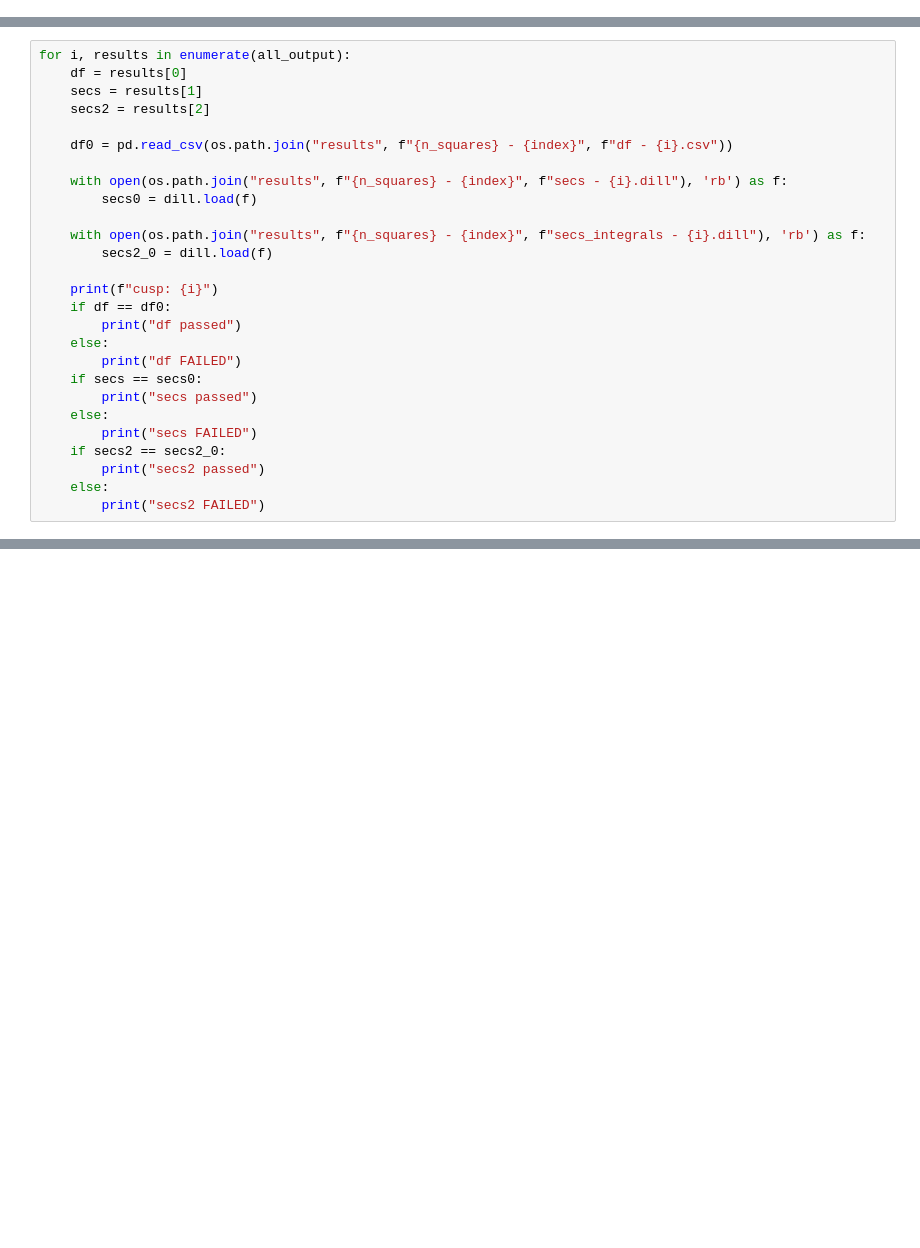
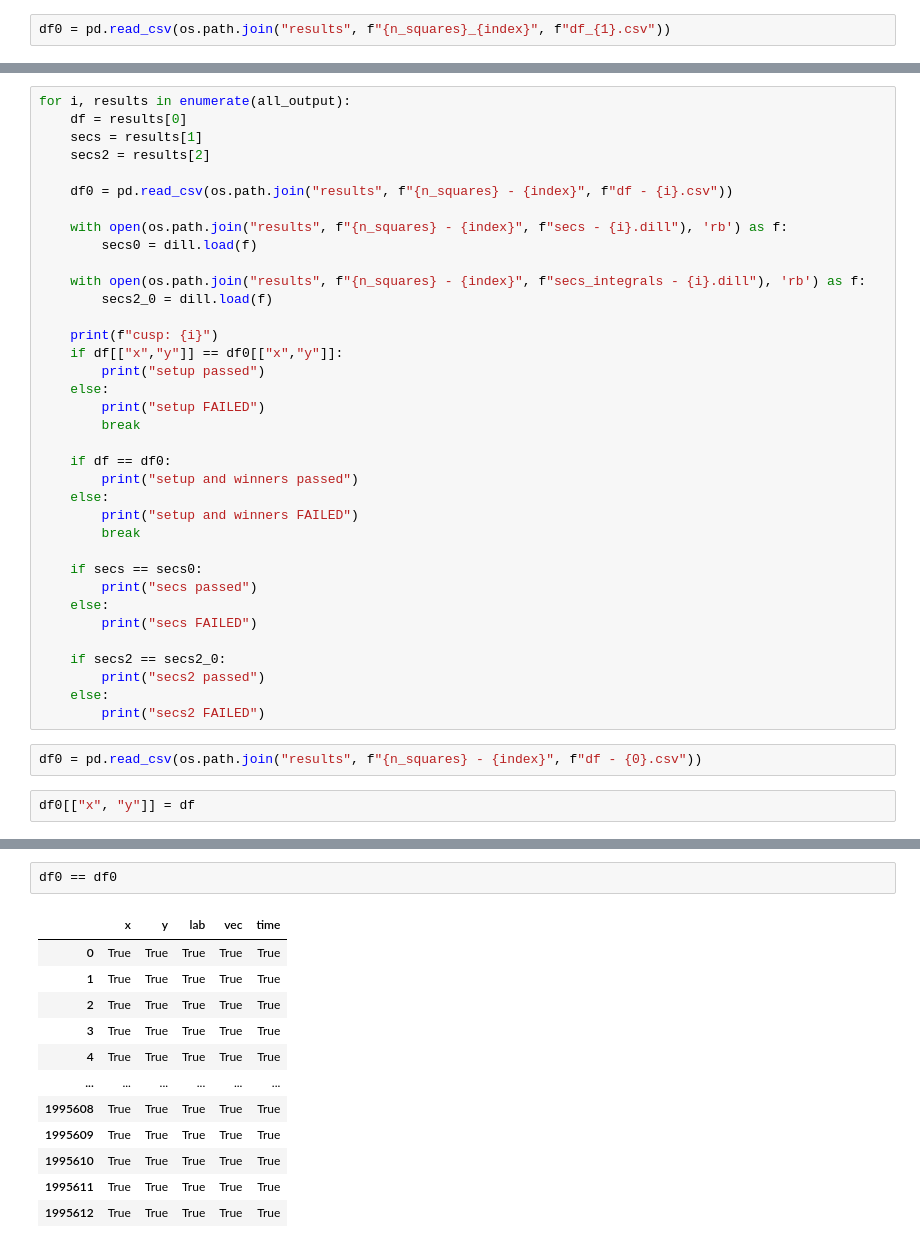
Before and after one commit to mlbeers/MXM, a Jupyter notebook: Poincare_Sections/script_winners_test.ipynb, the cells around one changed output, grey strips where cells are left out. Saved outputs shown, nothing was run; the diff lists cells and outputs as text; blank space fills up the shorter version.

```diff
--- a/Poincare_Sections/script_winners_test.ipynb
+++ b/Poincare_Sections/script_winners_test.ipynb
@@ -151,0 +350,2 @@ for j in range(len(a[0]])):
+# %%
+df0 = pd.read_csv(os.path.join("results", f"{n_squares}_{index}", f"df_{1}.csv"))
@@ -164,15 +391,28 @@ for i, results in enumerate(all_output):
         secs2_0 = dill.load(f)
 
     print(f"cusp: {i}")
+    if df[["x","y"]] == df0[["x","y"]]:
+        print("setup passed")
+    else:
+        print("setup FAILED")
+        break
+
     if df == df0:
-        print("df passed")
+        print("setup and winners passed")
     else:
-        print("df FAILED")
+        print("setup and winners FAILED")
+        break
+
     if secs == secs0:
         print("secs passed")
     else:
         print("secs FAILED")
+
     if secs2 == secs2_0:
         print("secs2 passed")
     else:
         print("secs2 FAILED")
+# %%
+df0 = pd.read_csv(os.path.join("results", f"{n_squares} - {index}", f"df - {0}.csv"))
+# %%
+df0[["x", "y"]] = df
@@ -178,0 +433,15 @@ for i, results in enumerate(all_output):
+# %%
+df0 == df0
+# %% [output]
+|  | x | y | lab | vec | time |
+| 0 | True | True | True | True | True |
+| 1 | True | True | True | True | True |
+| 2 | True | True | True | True | True |
+| 3 | True | True | True | True | True |
+| 4 | True | True | True | True | True |
+| ... | ... | ... | ... | ... | ... |
+| 1995608 | True | True | True | True | True |
+| 1995609 | True | True | True | True | True |
+| 1995610 | True | True | True | True | True |
+| 1995611 | True | True | True | True | True |
+| 1995612 | True | True | True | True | True |
```
Also changed, not shown: parts of 21 cells of this notebook, 2 other files.
